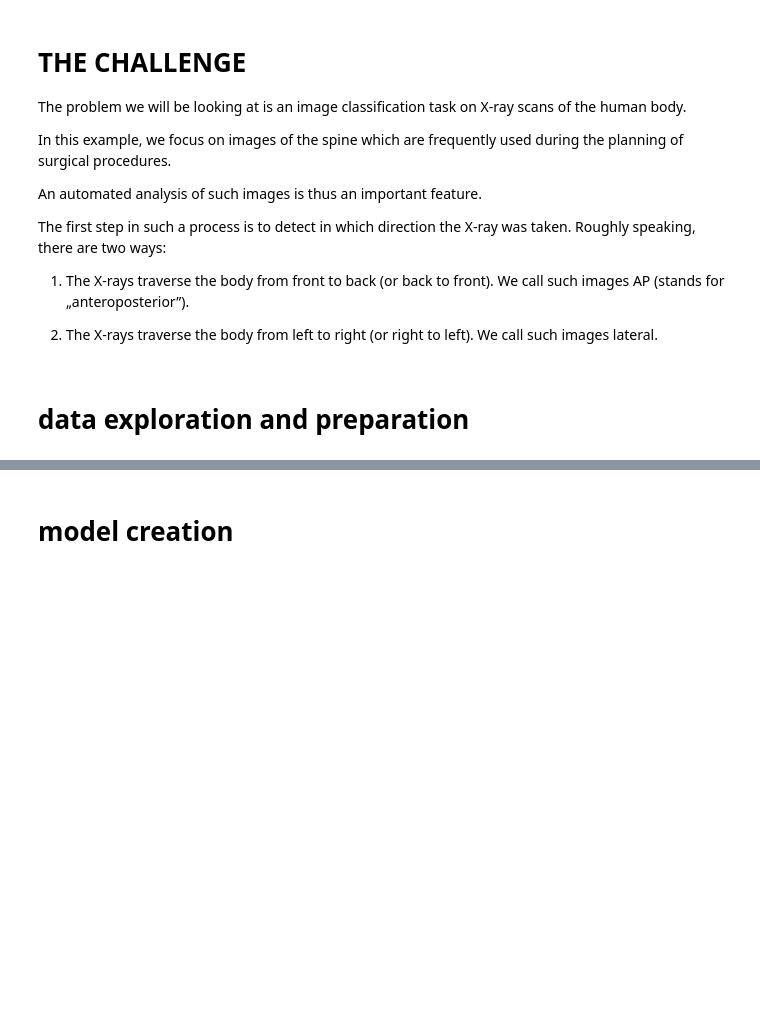
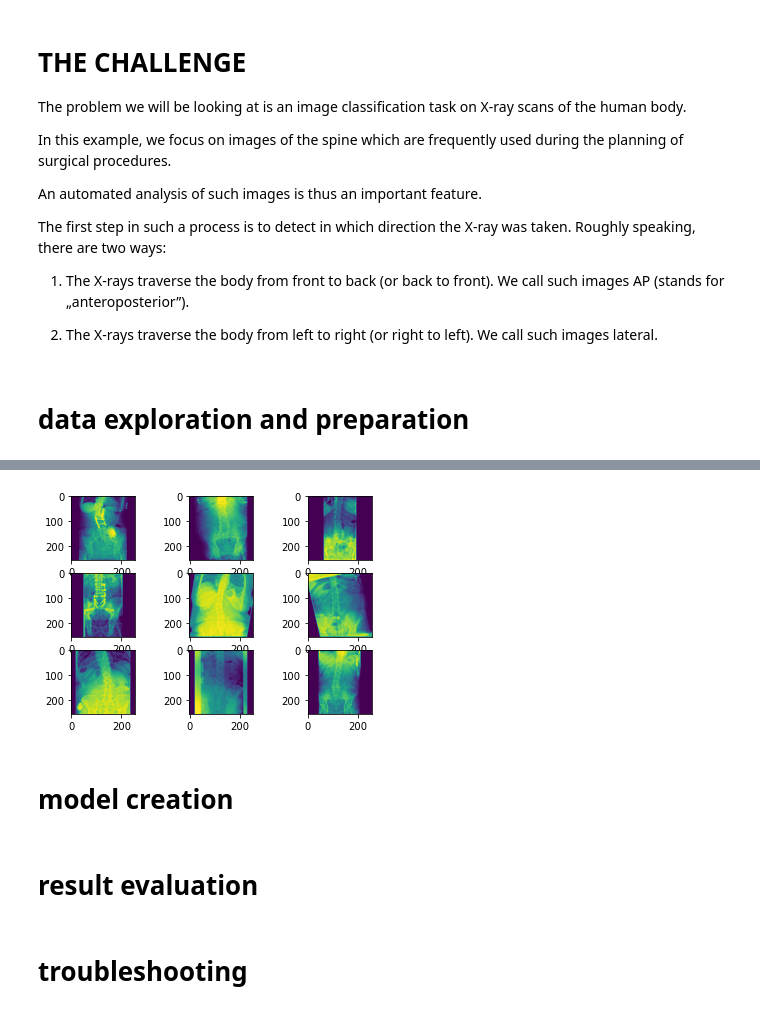
Before and after one commit to ck-unifr/x-ray_image_classification, a Jupyter notebook: x-ray_image_classification.ipynb, the cells around one changed output, grey strips where cells are left out. Drawn from its saved outputs; the diff is of its cells as text; code cells hidden in the pictures; blank space fills up the shorter version.

```diff
--- a/x-ray_image_classification.ipynb
+++ b/x-ray_image_classification.ipynb
@@ -17,2 +61,16 @@ The first step in such a process is to detect in which direction the X-ray was t
+# %%
+for i in range(9):
+    pyplot.subplot(330 + 1 + i)
+    filename = ap_train_files[i]
+    image = imread(filename)
+    pyplot.imshow(image)
+
+pyplot.show()
+# %% [output]
+[figure, added]
 # %% [markdown]
 # model creation
+# %% [markdown]
+# result evaluation
+# %% [markdown]
+# troubleshooting
```
Also changed, not shown: parts of 6 cells of this notebook.
